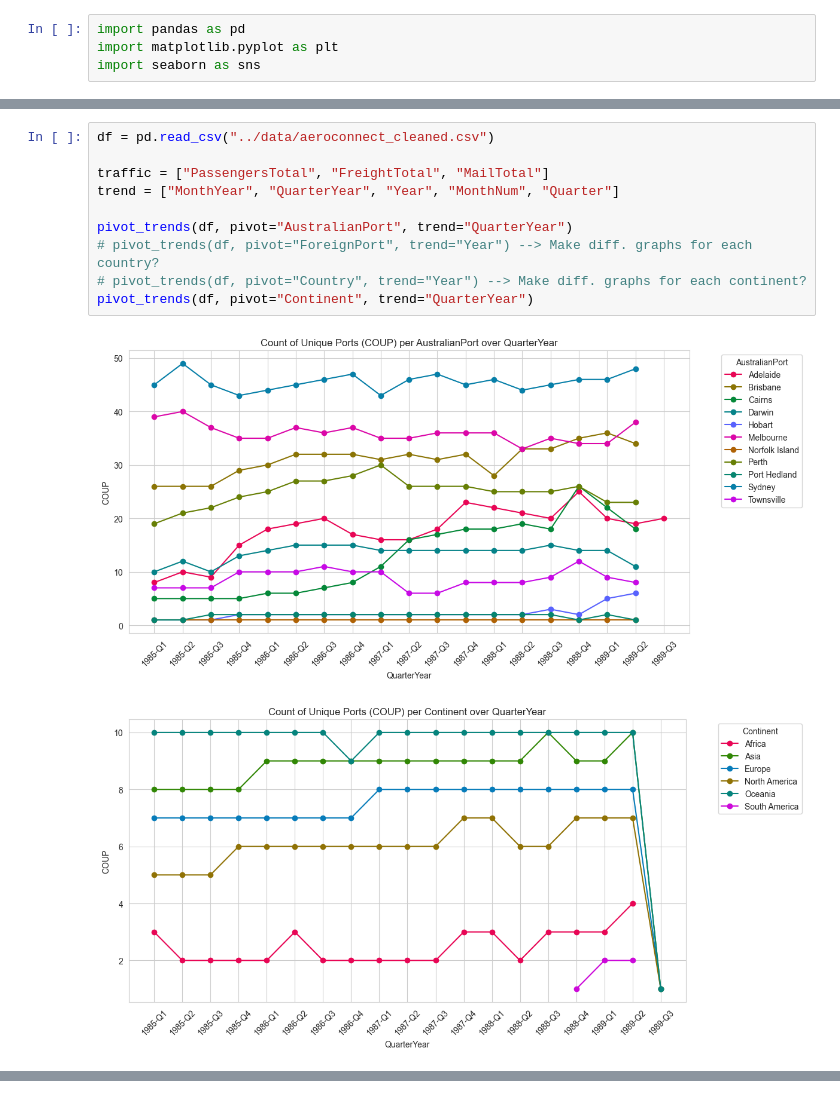
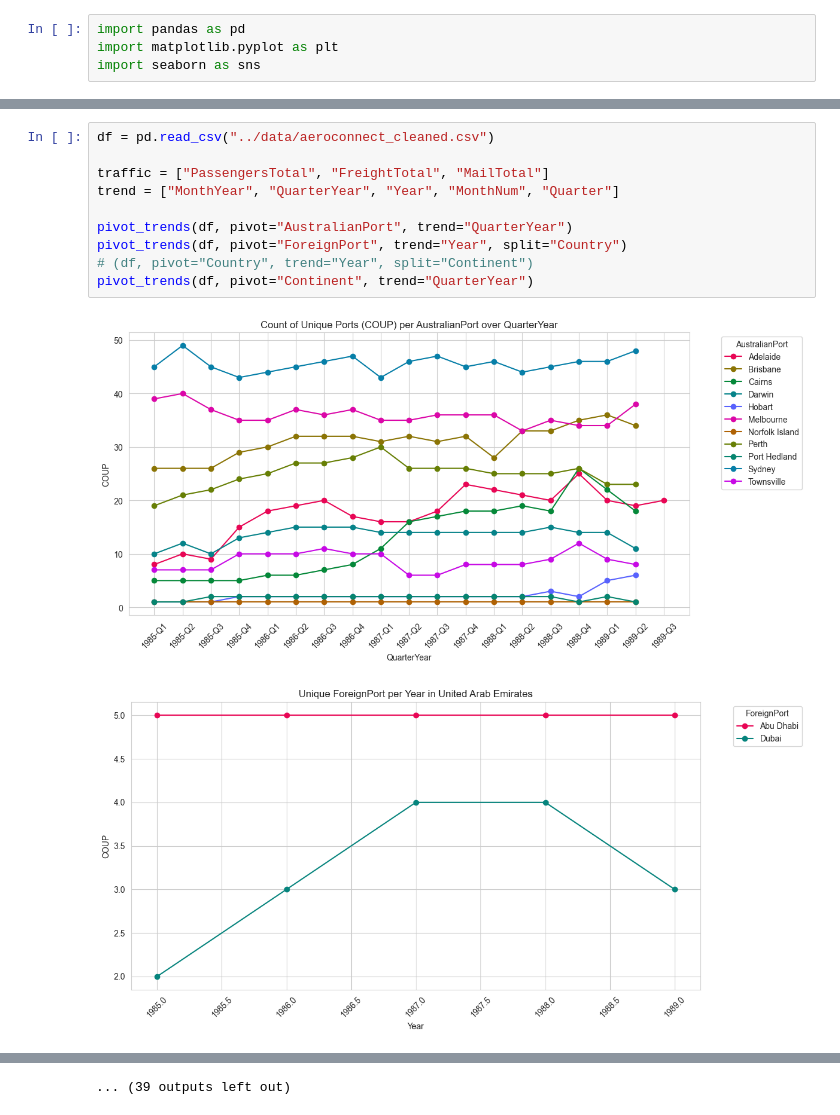
Before and after one commit to Harsh31105/generate-data-f25-tech-challenge, a Jupyter notebook: src/investigate.ipynb, the cells around one changed output, grey strips where cells are left out. Drawn from its saved outputs; the diff is of its cells as text.

Commit message:
Trends 1,2,4 saved. Trend-3 was not as informative in investigation.

```diff
--- a/src/investigate.ipynb
+++ b/src/investigate.ipynb
@@ -45,13 +76,13 @@ def pivot_trends(df :pd.DataFrame, pivot: str, trend: str):
 # %%
 df = pd.read_csv("../data/aeroconnect_cleaned.csv")
 
 traffic = ["PassengersTotal", "FreightTotal", "MailTotal"]
 trend = ["MonthYear", "QuarterYear", "Year", "MonthNum", "Quarter"]
 
 pivot_trends(df, pivot="AustralianPort", trend="QuarterYear")
-# pivot_trends(df, pivot="ForeignPort", trend="Year") --> Make diff. graphs for each country?
-# pivot_trends(df, pivot="Country", trend="Year") --> Make diff. graphs for each continent?
+pivot_trends(df, pivot="ForeignPort", trend="Year", split="Country")
+# (df, pivot="Country", trend="Year", split="Continent")
 pivot_trends(df, pivot="Continent", trend="QuarterYear")
 # %% [output]
 [figure]
-[figure, old version]
+[figure, new version]
@@ -57,0 +99 @@ pivot_trends(df, pivot="Continent", trend="QuarterYear")
+... (39 outputs left out)
```
Also changed, not shown: parts of 2 cells of this notebook.
